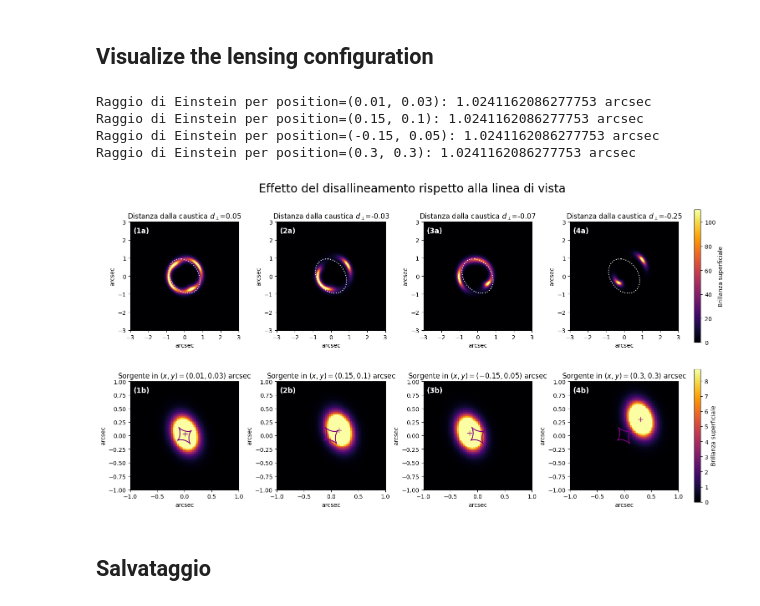
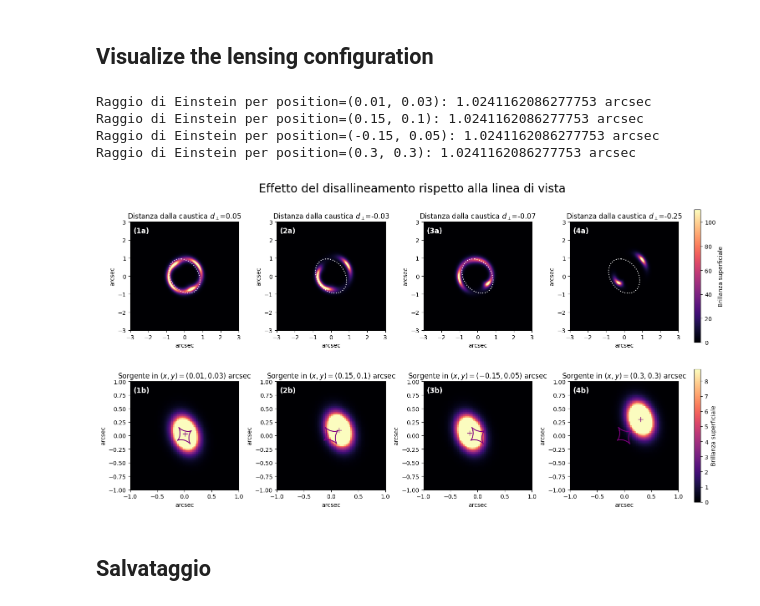
Before and after one commit to Nsab04/bachelor-thesis, a Jupyter notebook: lensing_simulation.ipynb, the cells around one changed output. Saved outputs shown, nothing was run; the diff lists cells and outputs as text; code cells hidden in the pictures.

```diff
--- a/lensing_simulation.ipynb
+++ b/lensing_simulation.ipynb
@@ -117,7 +117,7 @@ for k in kappa_maps
 )
 
 for i, sigma0 in enumerate(sigma0_values):
-    im0 = ax1[0,i].imshow(total_images[i], origin="lower", extent=extent, cmap="inferno", vmax=vmax_image)
+    im0 = ax1[0,i].imshow(total_images[i], origin="lower", extent=extent, cmap="magma", vmax=vmax_image)
     ax1[0,i].set_xlabel("arcsec")
     ax1[0,i].set_ylabel("arcsec")
 
@@ -286,11 +286,11 @@ for i in range(len(positions)):
     d_caustic_all.append(d_caustic)
 
 for i, position in enumerate(positions):
-    im0 = ax2[0,i].imshow(total_images_2[i], origin="lower", extent=extent, cmap="inferno", vmax=vmax_image2)
+    im0 = ax2[0,i].imshow(total_images_2[i], origin="lower", extent=extent, cmap="magma", vmax=vmax_image2)
     ax2[0,i].set_xlabel("arcsec")
     ax2[0,i].set_ylabel("arcsec")
 
-    im1 = ax2[1,i].imshow(unlensed_images[i], origin="lower", extent=extent, cmap="inferno", vmax=vmax_unlensed)
+    im1 = ax2[1,i].imshow(unlensed_images[i], origin="lower", extent=extent, cmap="magma", vmax=vmax_unlensed)
     ax2[1,i].set_xlim(-1, 1)
     ax2[1,i].set_xlabel("arcsec")
     ax2[1,i].set_ylim(-1, 1)
@@ -333,34 +333,34 @@ cbar1.set_label("Brillanza superficiale")
 
 labels_a = ["(1a)", "(2a)", "(3a)", "(4a)"]
 labels_b = ["(1b)", "(2b)", "(3b)", "(4b)"]
 
 for i, lab in enumerate(labels_a):
     ax2[0,i].text(
         0.03, 0.95,
         lab,
         transform=ax2[0,i].transAxes,
         color="white",
         fontsize=12,
         fontweight="bold",
         va="top"
     )
 
 for i, lab in enumerate(labels_b):
     ax2[1,i].text(
         0.03, 0.95,
         lab,
         transform=ax2[1,i].transAxes,
         color="white",
         fontsize=12,
         fontweight="bold",
         va="top"
     )
 # %% [output]
 Raggio di Einstein per position=(0.01, 0.03): 1.0241162086277753 arcsec
 Raggio di Einstein per position=(0.15, 0.1): 1.0241162086277753 arcsec
 Raggio di Einstein per position=(-0.15, 0.05): 1.0241162086277753 arcsec
 Raggio di Einstein per position=(0.3, 0.3): 1.0241162086277753 arcsec
-[figure, old version]
+[figure, new version]
 # %% [markdown]
 ## Salvataggio
 # %%
```
Also changed, not shown: parts of 5 cells of this notebook.
